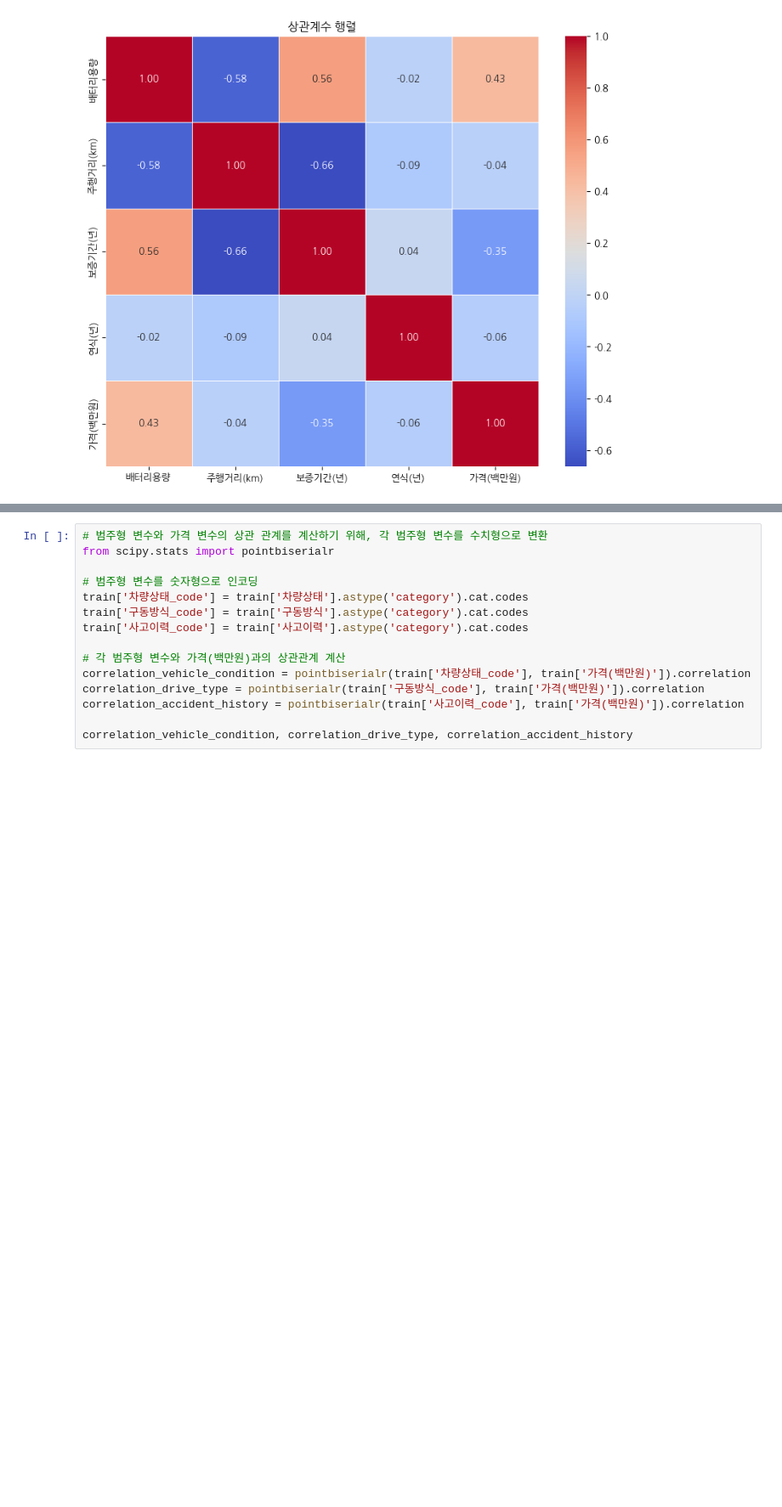
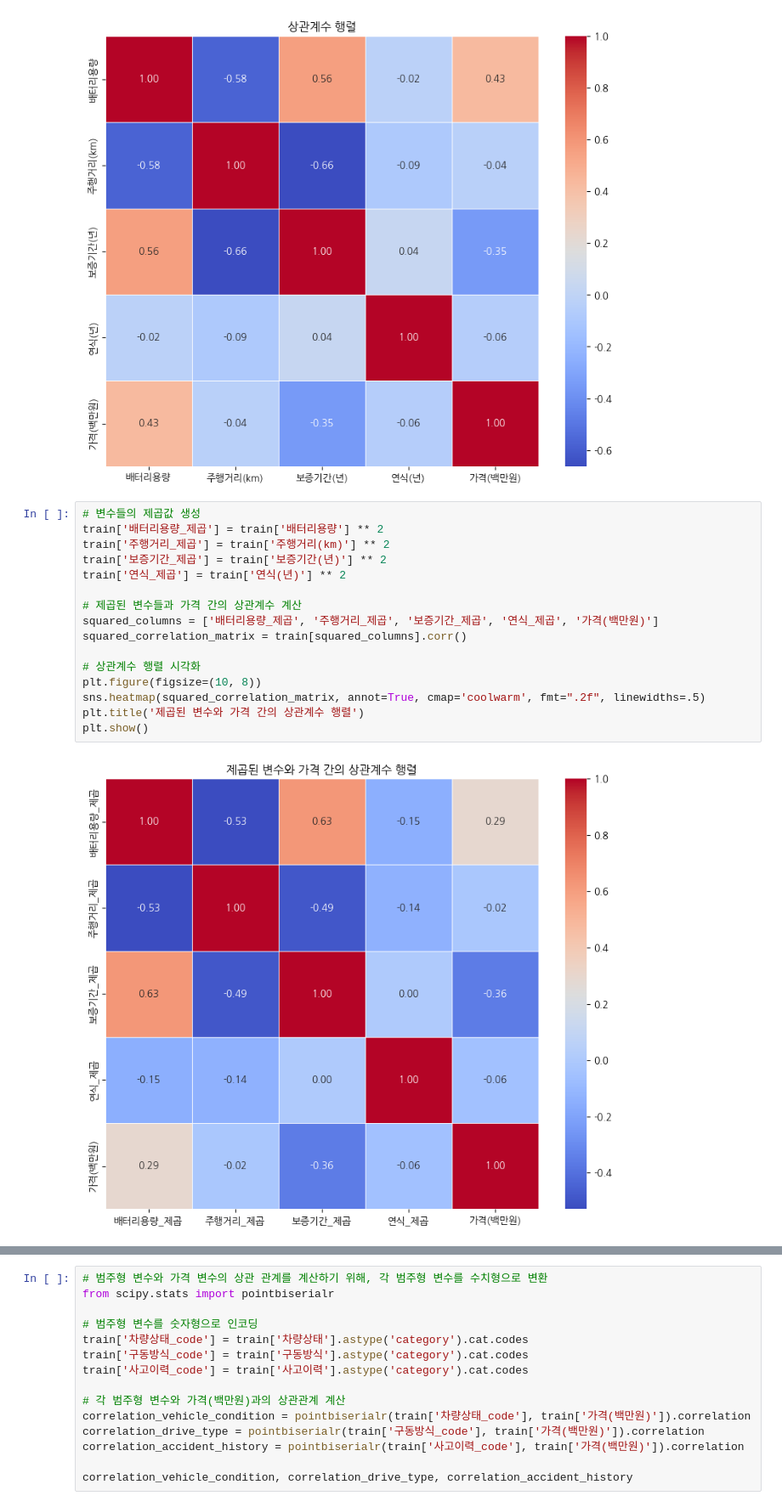
Before and after one commit to friendship-jung/EVPriceEstimator, a Jupyter notebook: 전기차_가격_예측_해커톤.ipynb, the cells around one changed output, grey strips where cells are left out. Shown at 85% size. Saved outputs shown, nothing was run; the diff lists cells and outputs as text; blank space fills up the shorter version.

```diff
--- a/전기차_가격_예측_해커톤.ipynb
+++ b/전기차_가격_예측_해커톤.ipynb
@@ -158,3 +201,21 @@ plt.title('상관계수 행렬')
 plt.show()
 # %% [output]
 [figure]
+# %%
+# 변수들의 제곱값 생성
+train['배터리용량_제곱'] = train['배터리용량'] ** 2
+train['주행거리_제곱'] = train['주행거리(km)'] ** 2
+train['보증기간_제곱'] = train['보증기간(년)'] ** 2
+train['연식_제곱'] = train['연식(년)'] ** 2
+
+# 제곱된 변수들과 가격 간의 상관계수 계산
+squared_columns = ['배터리용량_제곱', '주행거리_제곱', '보증기간_제곱', '연식_제곱', '가격(백만원)']
+squared_correlation_matrix = train[squared_columns].corr()
+
+# 상관계수 행렬 시각화
+plt.figure(figsize=(10, 8))
+sns.heatmap(squared_correlation_matrix, annot=True, cmap='coolwarm', fmt=".2f", linewidths=.5)
+plt.title('제곱된 변수와 가격 간의 상관계수 행렬')
+plt.show()
+# %% [output]
+[figure, added]
```
Also changed, not shown: parts of 6 cells of this notebook.
